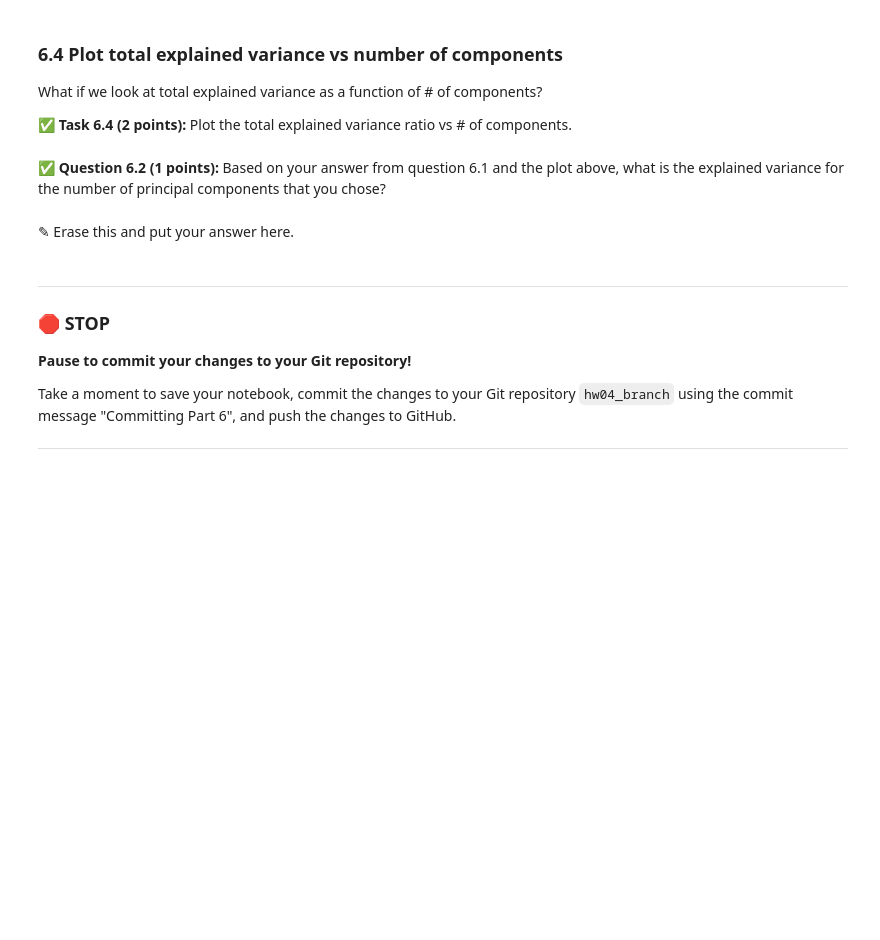
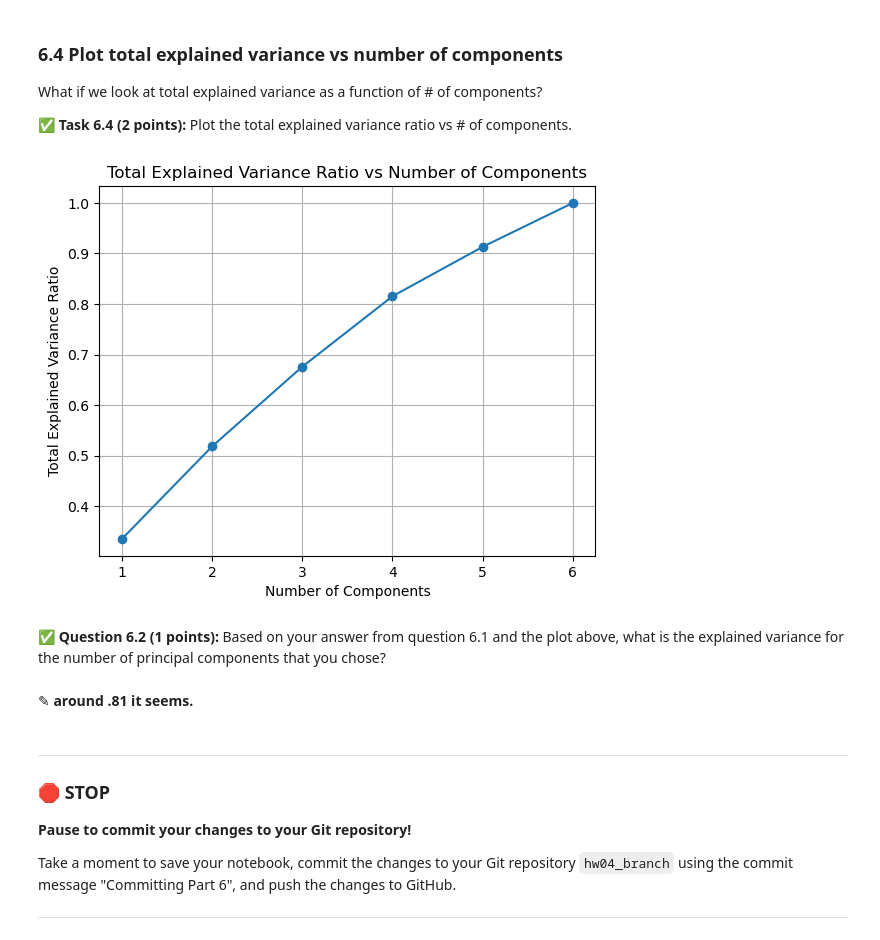
Before and after one commit to johnwano/CMSE202-f23-turnin, a Jupyter notebook: hw-04/HW-04_PerceptronSVMandPCA-STUDENT.ipynb, the cells around one changed output. Drawn from its saved outputs; the diff is of its cells as text; code cells hidden in the pictures; blank space fills up the shorter version.

```diff
--- a/hw-04/HW-04_PerceptronSVMandPCA-STUDENT.ipynb
+++ b/hw-04/HW-04_PerceptronSVMandPCA-STUDENT.ipynb
@@ -621,7 +683,30 @@ What if we look at total explained variance as a function of # of components?
+# %%
+import numpy as np
+import matplotlib.pyplot as plt
+
+# Initialize lists to store accuracy and explained variance ratio
+explained_variance_ratios = []
+
+# Iterate over number of components from 1 to 6
+for n_components in range(1, 7):
+    # Evaluate PCA and SVC model for current number of components
+    pca = PCA(n_components=n_components)
+    pca.fit(X_train)
+    explained_variance_ratios.append(np.sum(pca.explained_variance_ratio_))
+
+# Plot total explained variance ratio vs number of components
+plt.plot(range(1, 7), explained_variance_ratios, marker='o')
+plt.xlabel('Number of Components')
+plt.ylabel('Total Explained Variance Ratio')
+plt.title('Total Explained Variance Ratio vs Number of Components')
+plt.grid(True)
+plt.show()
+# %% [output]
+[figure, added]
 # %% [markdown]
 **&#9989; Question 6.2 (1 points):** Based on your answer from question 6.1 and the plot above, what is the explained variance for the number of principal components that you chose?
 # %% [markdown]
-<font size=+3>&#9998;</font> Erase this and put your answer here.
+<font size=+3>&#9998;</font> **around .81 it seems.**
 # %% [markdown]
 ---
 ### &#128721; STOP
```
Also changed, not shown: parts of 9 cells of this notebook.
